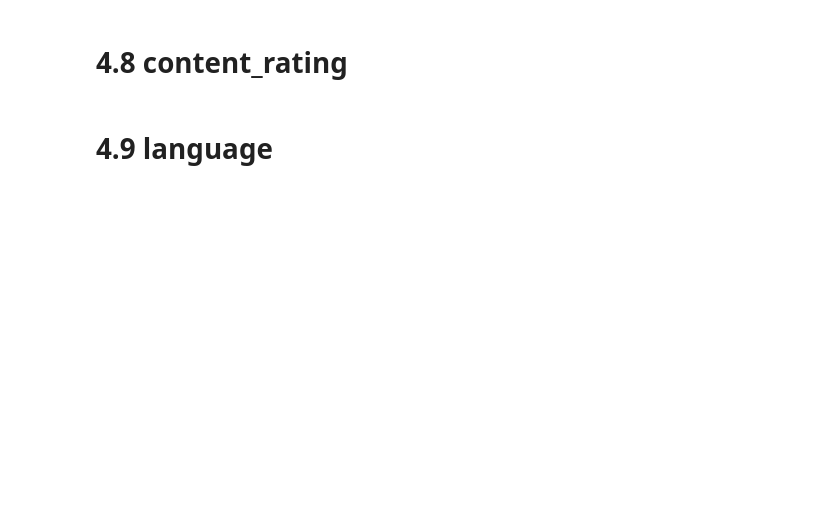
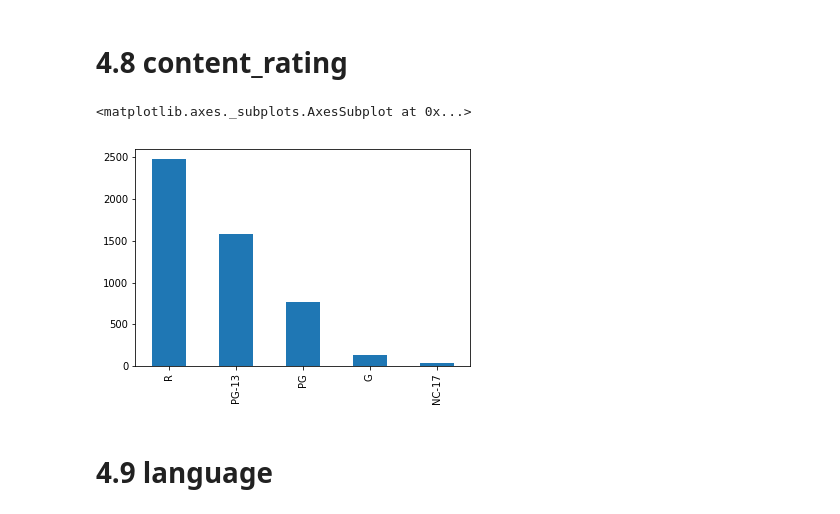
Before and after one commit to wensu425/Cogs108_Movie_Prediction, a Jupyter notebook: Movie_prediction.ipynb, the cells around one changed output. Saved outputs shown, nothing was run; the diff lists cells and outputs as text; code cells hidden in the pictures; blank space fills up the shorter version.

```diff
--- a/Movie_prediction.ipynb
+++ b/Movie_prediction.ipynb
@@ -639,2 +635,7 @@ TODO: observation (country/continent not correlated)
+# %%
+data.content_rating.value_counts().plot(kind = 'bar')
+# %% [output]
+<matplotlib.axes._subplots.AxesSubplot at 0x...>
+[figure, added]
 # %% [markdown]
 # 4.9 language
```
Also changed, not shown: parts of 35 cells of this notebook.
